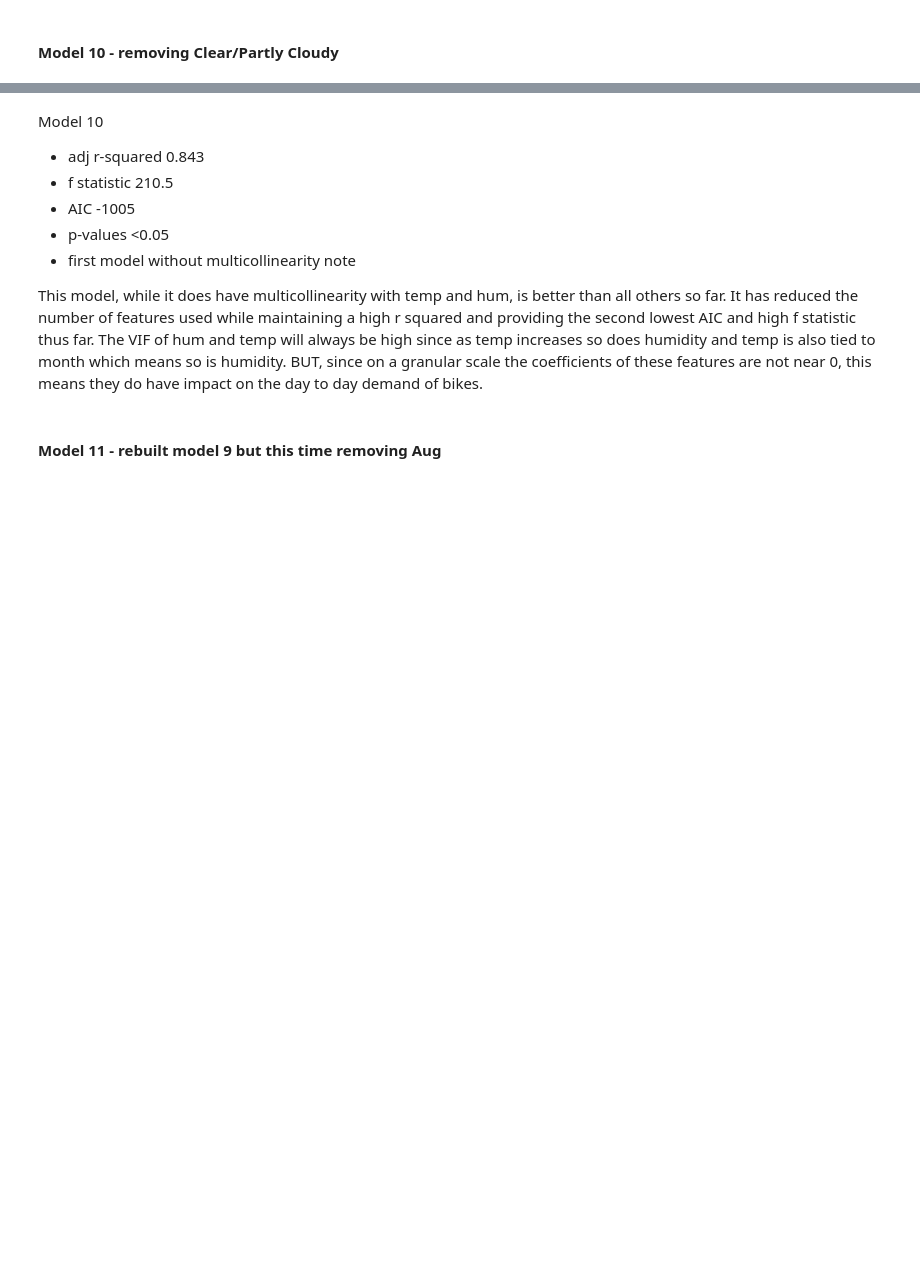
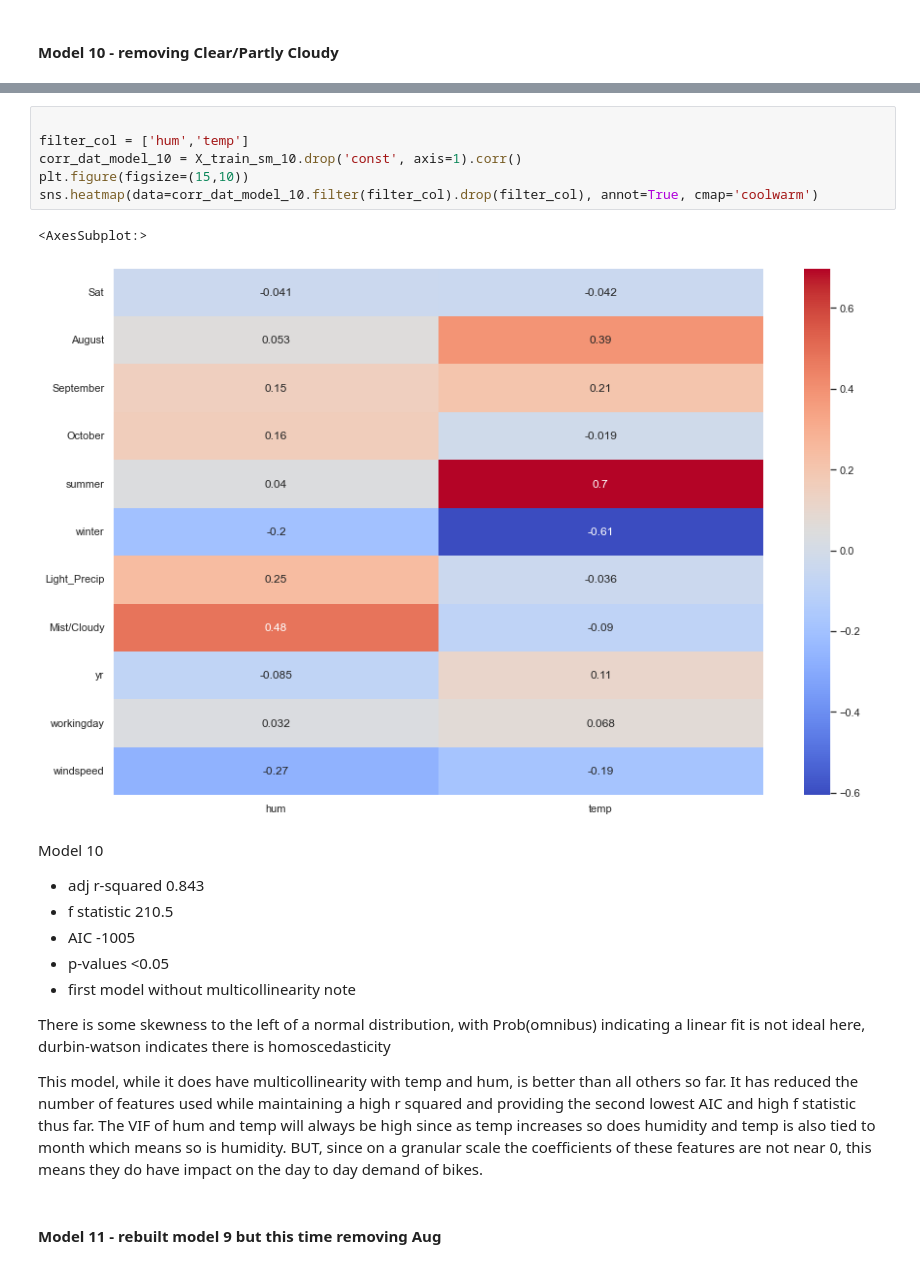
Before and after one commit to mickyals/BoomBikes_Regression, a Jupyter notebook: BoomBikes_Regression_Model_Mickell_Als.ipynb, the cells around one changed output, grey strips where cells are left out. Cells and saved outputs as stored; diff of their text form; blank space fills up the shorter version.

```diff
--- a/BoomBikes_Regression_Model_Mickell_Als.ipynb
+++ b/BoomBikes_Regression_Model_Mickell_Als.ipynb
@@ -997,6 +997,15 @@ Covariance Type:            nonrobust
 2      September   1.50
 3        October   1.26
 6   Light_Precip   1.21
+# %%
+
+filter_col = ['hum','temp']
+corr_dat_model_10 = X_train_sm_10.drop('const', axis=1).corr()
+plt.figure(figsize=(15,10))
+sns.heatmap(data=corr_dat_model_10.filter(filter_col).drop(filter_col), annot=True, cmap='coolwarm')
+# %% [output]
+<AxesSubplot:>
+[figure, added]
 # %% [markdown]
 Model 10
 - adj r-squared 0.843
@@ -1005,6 +1014,8 @@ Model 10
 - p-values <0.05
 - first model without multicollinearity note
 
+There is some skewness to the left of a normal distribution, with Prob(omnibus) indicating a linear fit is not ideal here, durbin-watson indicates there is homoscedasticity
+
 This model, while it does have multicollinearity with temp and hum, is better than all others so far. It has reduced the number of features used while maintaining a high r squared and providing the second lowest AIC and high f statistic thus far. The VIF of hum and temp will always be high since as temp increases so does humidity and temp is also tied to month which means so is humidity. BUT, since on a granular scale the coefficients of these features are not near 0, this means they do have impact on the day to day demand of bikes.
 # %% [markdown]
 #### Model 11 - rebuilt model 9 but this time removing Aug
```
Also changed, not shown: parts of 32 cells of this notebook, 3 other files.
